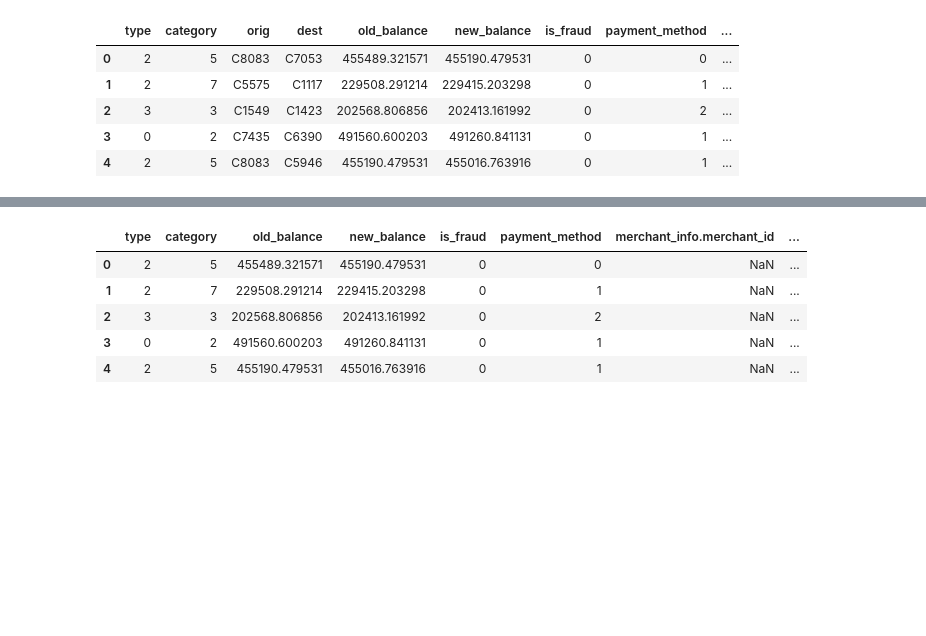
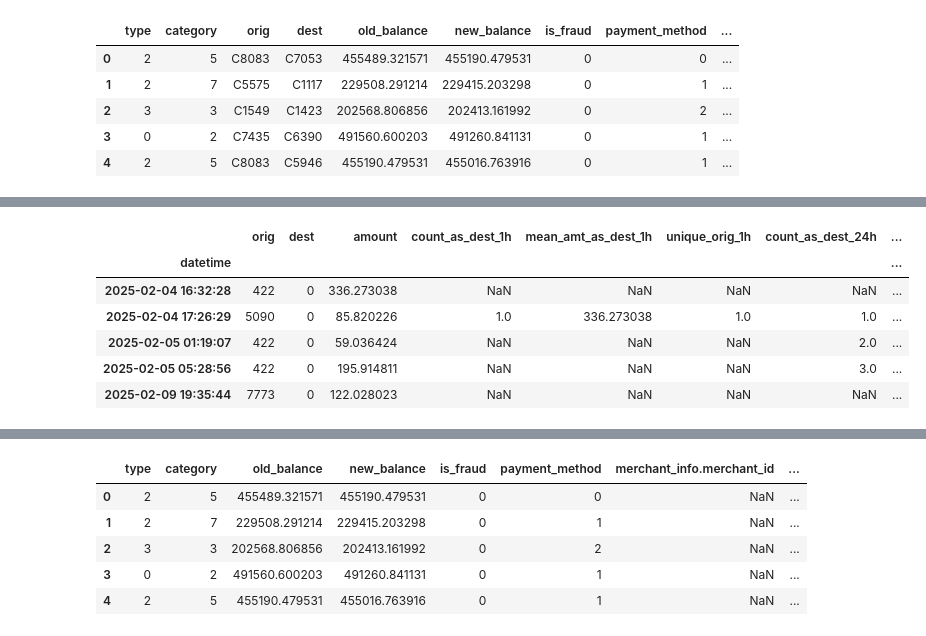
Before and after one commit to daansku/dsp-op, a Jupyter notebook: money laundering/data_analysis.ipynb, the cells around one changed output, grey strips where cells are left out. Cells and saved outputs as stored; diff of their text form; code cells hidden in the pictures; blank space fills up the shorter version.

```diff
--- a/money laundering/data_analysis.ipynb
+++ b/money laundering/data_analysis.ipynb
@@ -99,0 +108,8 @@ df.head()
+# %%
+df["merchant_info.merchant_id"] = df["merchant_info.merchant_id"].astype("category").cat.codes.replace(-1, np.nan)
+df["merchant_info.category"] = df["merchant_info.category"].astype("category").cat.codes.replace(-1, np.nan)
+df["merchant_info.risk_level"] = df["merchant_info.risk_level"].astype("category").cat.codes.replace(-1, np.nan)
+print(f"Number of unique merchant ids: {df["merchant_info.merchant_id"].nunique()}")
+print(f"Number of unique categories: {df["merchant_info.category"].nunique()}")
+print(f"Number of unique risks levels: {df["merchant_info.risk_level"].nunique()}")
+df.loc[df["merchant_info.merchant_id"].notna(), merchant_cols].head(1)
@@ -99,0 +214,21 @@ df.head()
+# %%
+recvs = df[["datetime", "orig", "dest", "amount"]].copy()
+recvs = recvs.sort_values(["dest", "datetime"]).set_index("datetime")
+for w, hrs in windows.items():
+    roll = recvs.groupby("dest")["amount"].rolling(w, closed = "left")
+    # Count per the past window (excluding the current)
+    recvs[f"count_as_dest_{w}"] = roll.count().values
+    # Mean per the past window (excluding the current)
+    recvs[f"mean_amt_as_dest_{w}"] = roll.mean().values
+    roll_orig = recvs.groupby("dest")["orig"].rolling(w, closed = "left")
+    recvs[f"unique_orig_{w}"] = roll_orig.apply(lambda x: len(np.unique(x)), raw = True).values
+
+recvs.head()
+# %% [output]
+|  | orig | dest | amount | count_as_dest_1h | mean_amt_as_dest_1h | unique_orig_1h | count_as_dest_24h | ... |
+| datetime |  |  |  |  |  |  |  | ... |
+| 2025-02-04 16:32:28 | 422 | 0 | 336.273038 | NaN | NaN | NaN | NaN | ... |
+| 2025-02-04 17:26:29 | 5090 | 0 | 85.820226 | 1.0 | 336.273038 | 1.0 | 1.0 | ... |
+| 2025-02-05 01:19:07 | 422 | 0 | 59.036424 | NaN | NaN | NaN | 2.0 | ... |
+| 2025-02-05 05:28:56 | 422 | 0 | 195.914811 | NaN | NaN | NaN | 3.0 | ... |
+| 2025-02-09 19:35:44 | 7773 | 0 | 122.028023 | NaN | NaN | NaN | NaN | ... |
```
Also changed, not shown: parts of 21 cells of this notebook, 1 other file.
